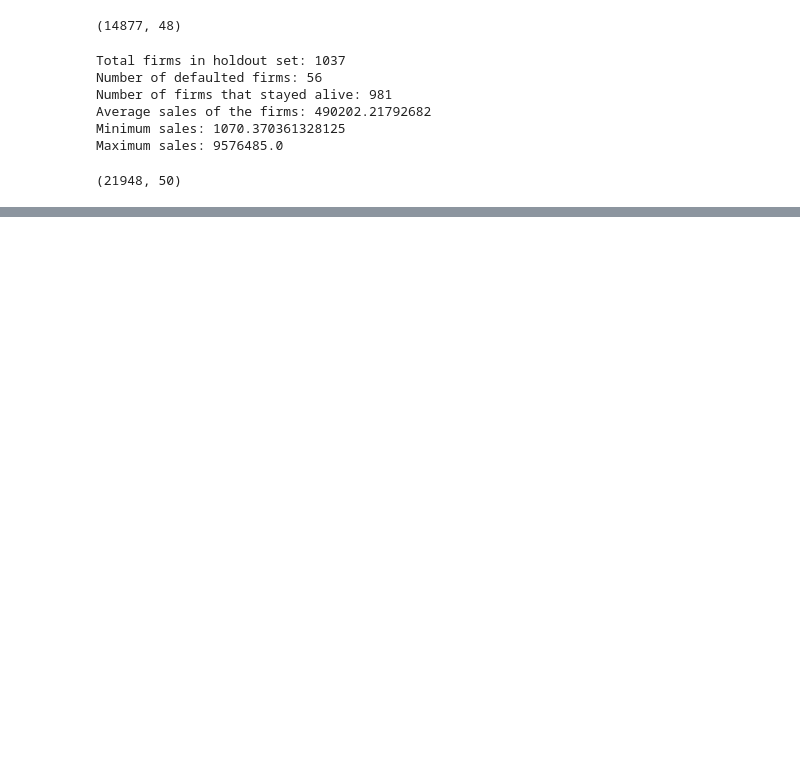
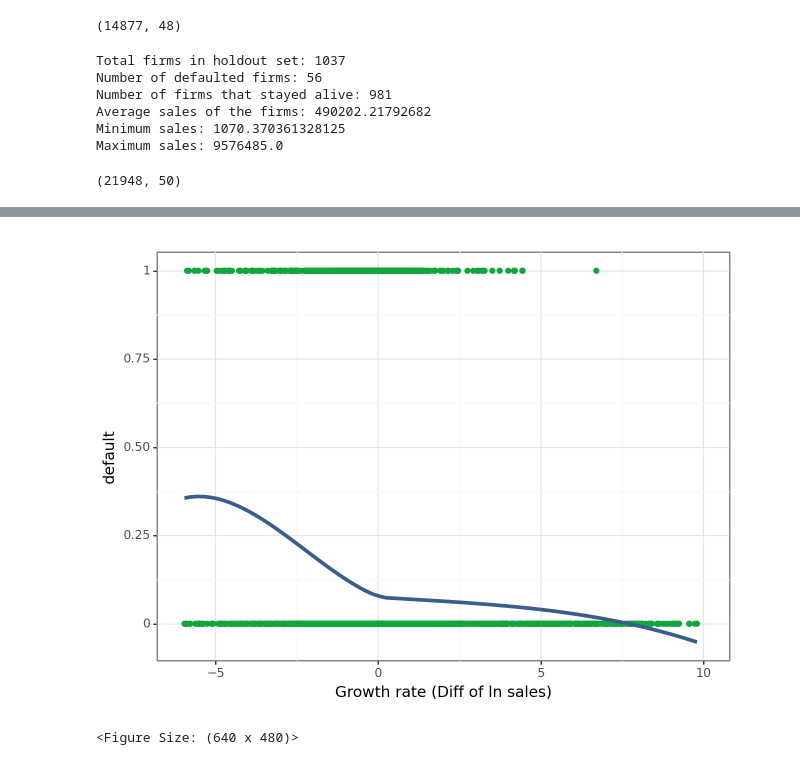
Before and after one commit to mateschieszler/DA3-A3, a Jupyter notebook: DA3_A3_code.ipynb, the cells around one changed output, grey strips where cells are left out. Cells and saved outputs as stored; diff of their text form; code cells hidden in the pictures; blank space fills up the shorter version.

```diff
--- a/DA3_A3_code.ipynb
+++ b/DA3_A3_code.ipynb
@@ -231,0 +473,12 @@ PlotnineError: "Could not evaluate the 'x' mapping: 'COGS' (original error: name
+# %%
+(
+    ggplot(data, aes(x="d1_sales_mil_log", y="default"))
+    + geom_point(color=color[1])
+    + geom_smooth(method="loess", color=color[0], se=False, size=1.5, span=0.9)
+    + labs(x="Growth rate (Diff of ln sales)", y="default")
+    + scale_x_continuous(limits=(-6, 10), breaks=seq(-5, 10, by=5))
+    + theme_bw()
+)
+# %% [output]
+[figure, added]
+<Figure Size: (640 x 480)>
```
Also changed, not shown: parts of 65 cells of this notebook, 2 other files.
